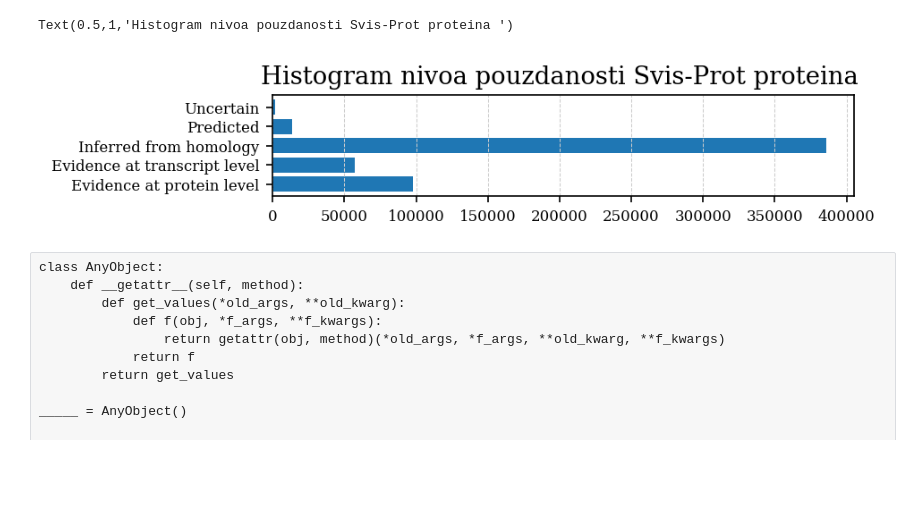
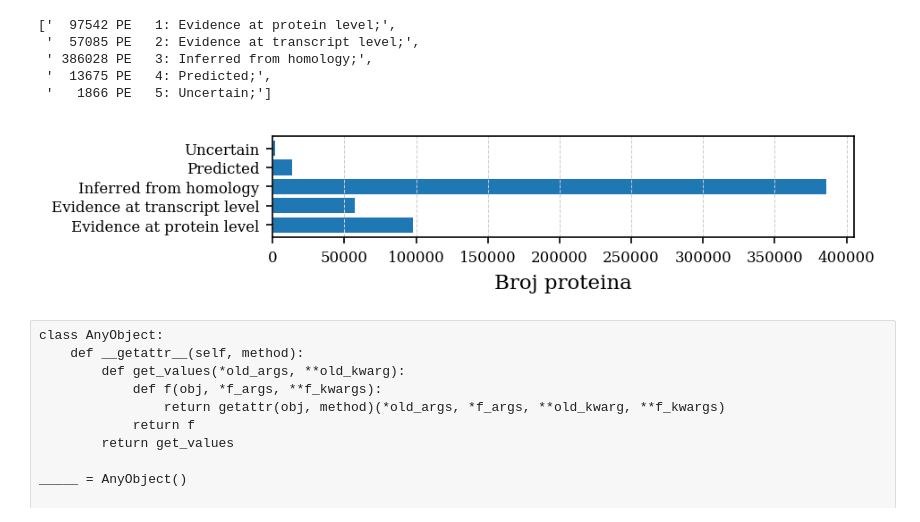
Before and after one commit to gvinterhalter/MASTER2, a Jupyter notebook: 0.1 UniPort merge pokusj.ipynb, the cells around one changed output. Drawn from its saved outputs; the diff is of its cells as text; code cells hidden in the pictures; blank space fills up the shorter version.

```diff
--- a/0.1 UniPort merge pokusj.ipynb
+++ b/0.1 UniPort merge pokusj.ipynb
@@ -6,17 +6,29 @@ from pprint import pprint
 from Bio import SeqIO
 # %%
 %run settings/plt_settings.ipynb
+# %%
+PE_stats =  ! cat data/IN/uniprot/uniprot_sprot.dat  | grep ^PE  | sort | uniq -c
+PE_stats
+# %% [output]
+['  97542 PE   1: Evidence at protein level;',
+ '  57085 PE   2: Evidence at transcript level;',
+ ' 386028 PE   3: Inferred from homology;',
+ '  13675 PE   4: Predicted;',
+ '   1866 PE   5: Uncertain;']
 # %%
 ns, labels = zip(*[ (pe[6:-1], int(n)) for n, pe in (l.split("PE") for l in PE_stats)])
 ns = [n for n in ns]
 fig, ax = plt.subplots()
+fig.set_figheight(1)
+#fig.set_figwidth(4)
+
 ax.barh(ns, labels)
-fig.set_figheight(1)
 ax.grid(which='major', axis='y')
-ax.set_title("Histogram nivoa pouzdanosti Svis-Prot proteina ")
+ax.set_xlabel("Broj proteina")
+#ax.set_title("Histogram nivoa pouzdanosti Svis-Prot proteina ")
+plt.savefig('plots/PE.pdf')
 # %% [output]
-Text(0.5,1,'Histogram nivoa pouzdanosti Svis-Prot proteina ')
-[figure, old version]
+[figure, new version]
 # %% [raw]
 class AnyObject:
     def __getattr__(self, method):
```
Also changed, not shown: parts of 1 cell of this notebook, 11 other files.
